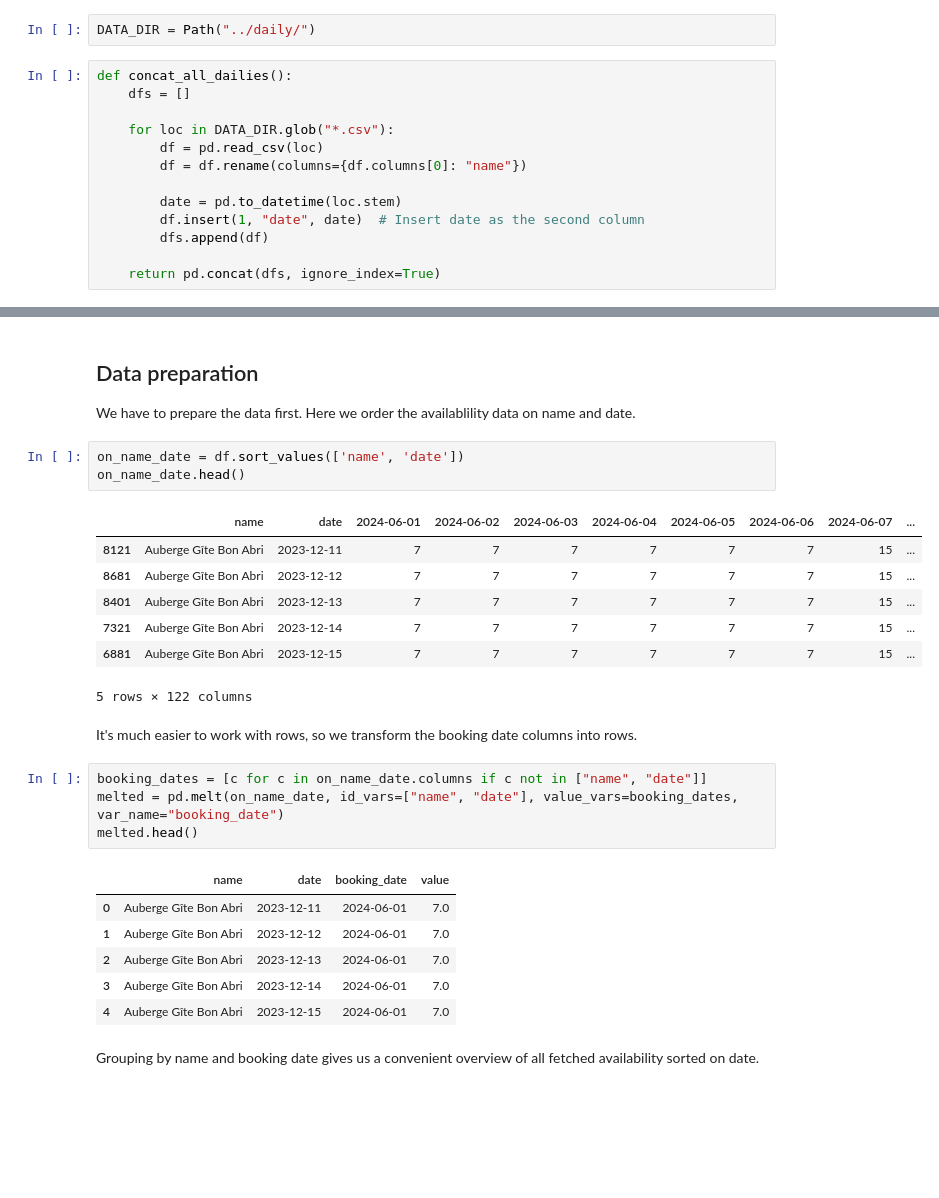
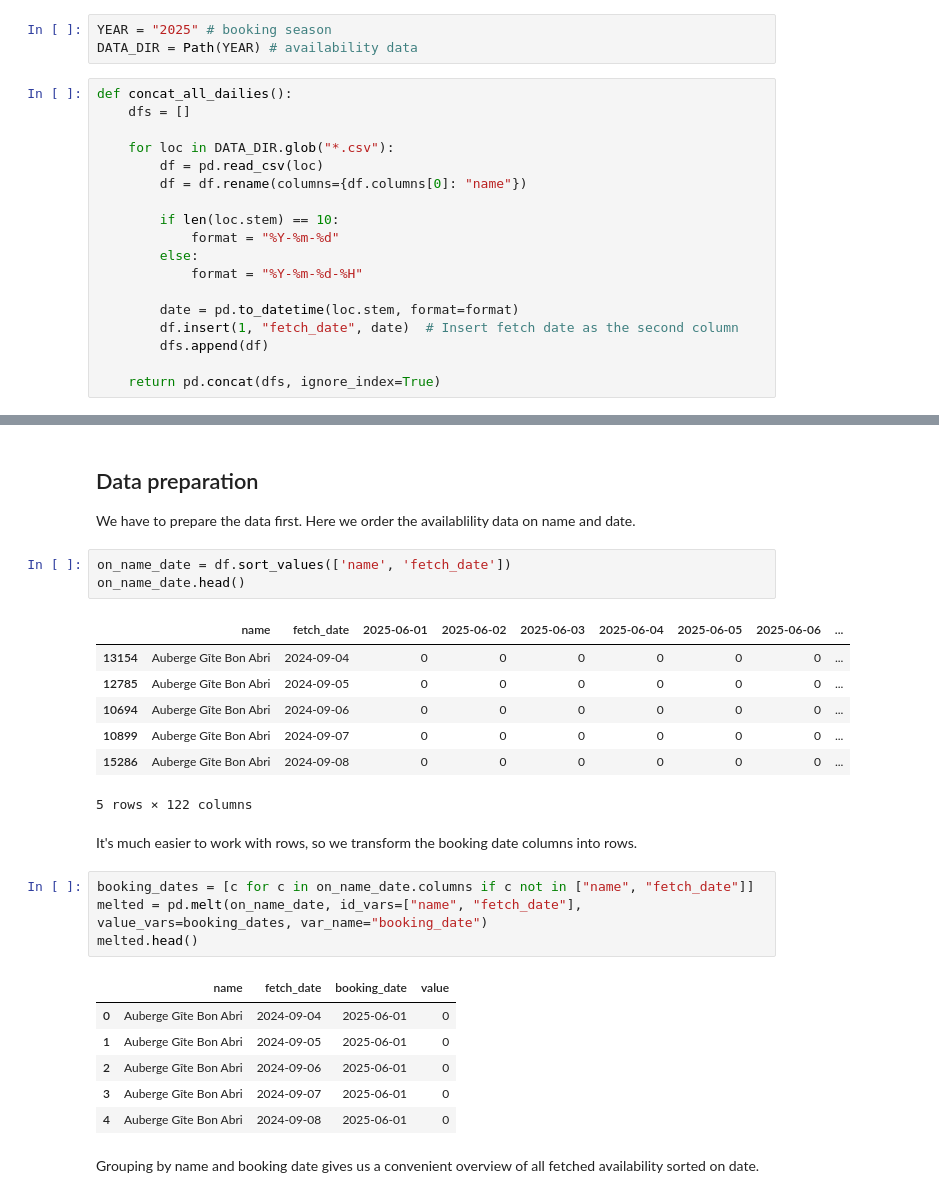
Before and after one commit to leonlan/tour-du-mont-blanc, a Jupyter notebook: data/analysis.ipynb, the cells around one changed output, grey strips where cells are left out. Cells and saved outputs as stored; diff of their text form; blank space fills up the shorter version.

```diff
--- a/data/analysis.ipynb
+++ b/data/analysis.ipynb
@@ -7,7 +11,8 @@ from datetime import datetime, timedelta
 import numpy as np
 import pandas as pd
 # %%
-DATA_DIR = Path("../daily/")
+YEAR = "2025" # booking season
+DATA_DIR = Path(YEAR) # availability data
 # %%
 def concat_all_dailies():
     dfs = []
@@ -16,8 +21,13 @@ def concat_all_dailies():
         df = pd.read_csv(loc)
         df = df.rename(columns={df.columns[0]: "name"})
 
-        date = pd.to_datetime(loc.stem)
-        df.insert(1, "date", date)  # Insert date as the second column
+        if len(loc.stem) == 10:
+            format = "%Y-%m-%d"
+        else:
+            format = "%Y-%m-%d-%H"
+
+        date = pd.to_datetime(loc.stem, format=format)
+        df.insert(1, "fetch_date", date)  # Insert fetch date as the second column
         dfs.append(df)
 
     return pd.concat(dfs, ignore_index=True)
@@ -54,29 +64,29 @@ Then $$\sum_{d=s}^{e} \max \{\Delta_d^{hb}, 0\}$$ calculates the number of booka
 We have to prepare the data first.
 Here we order the availablility data on name and date.
 # %%
-on_name_date = df.sort_values(['name', 'date'])
+on_name_date = df.sort_values(['name', 'fetch_date'])
 on_name_date.head()
 # %% [output]
-|  | name | date | 2024-06-01 | 2024-06-02 | 2024-06-03 | 2024-06-04 | 2024-06-05 | 2024-06-06 | 2024-06-07 | ... |
-| 8121 | Auberge Gîte Bon Abri | 2023-12-11 | 7 | 7 | 7 | 7 | 7 | 7 | 15 | ... |
-| 8681 | Auberge Gîte Bon Abri | 2023-12-12 | 7 | 7 | 7 | 7 | 7 | 7 | 15 | ... |
-| 8401 | Auberge Gîte Bon Abri | 2023-12-13 | 7 | 7 | 7 | 7 | 7 | 7 | 15 | ... |
-| 7321 | Auberge Gîte Bon Abri | 2023-12-14 | 7 | 7 | 7 | 7 | 7 | 7 | 15 | ... |
-| 6881 | Auberge Gîte Bon Abri | 2023-12-15 | 7 | 7 | 7 | 7 | 7 | 7 | 15 | ... |
+|  | name | fetch_date | 2025-06-01 | 2025-06-02 | 2025-06-03 | 2025-06-04 | 2025-06-05 | 2025-06-06 | ... |
+| 13154 | Auberge Gîte Bon Abri | 2024-09-04 | 0 | 0 | 0 | 0 | 0 | 0 | ... |
+| 12785 | Auberge Gîte Bon Abri | 2024-09-05 | 0 | 0 | 0 | 0 | 0 | 0 | ... |
+| 10694 | Auberge Gîte Bon Abri | 2024-09-06 | 0 | 0 | 0 | 0 | 0 | 0 | ... |
+| 10899 | Auberge Gîte Bon Abri | 2024-09-07 | 0 | 0 | 0 | 0 | 0 | 0 | ... |
+| 15286 | Auberge Gîte Bon Abri | 2024-09-08 | 0 | 0 | 0 | 0 | 0 | 0 | ... |
 5 rows × 122 columns
 # %% [markdown]
 It's much easier to work with rows, so we transform the booking date columns into rows.
 # %%
-booking_dates = [c for c in on_name_date.columns if c not in ["name", "date"]]
-melted = pd.melt(on_name_date, id_vars=["name", "date"], value_vars=booking_dates, var_name="booking_date")
+booking_dates = [c for c in on_name_date.columns if c not in ["name", "fetch_date"]]
+melted = pd.melt(on_name_date, id_vars=["name", "fetch_date"], value_vars=booking_dates, var_name="booking_date")
 melted.head()
 # %% [output]
-|  | name | date | booking_date | value |
-| 0 | Auberge Gîte Bon Abri | 2023-12-11 | 2024-06-01 | 7.0 |
-| 1 | Auberge Gîte Bon Abri | 2023-12-12 | 2024-06-01 | 7.0 |
-| 2 | Auberge Gîte Bon Abri | 2023-12-13 | 2024-06-01 | 7.0 |
-| 3 | Auberge Gîte Bon Abri | 2023-12-14 | 2024-06-01 | 7.0 |
-| 4 | Auberge Gîte Bon Abri | 2023-12-15 | 2024-06-01 | 7.0 |
+|  | name | fetch_date | booking_date | value |
+| 0 | Auberge Gîte Bon Abri | 2024-09-04 | 2025-06-01 | 0 |
+| 1 | Auberge Gîte Bon Abri | 2024-09-05 | 2025-06-01 | 0 |
+| 2 | Auberge Gîte Bon Abri | 2024-09-06 | 2025-06-01 | 0 |
+| 3 | Auberge Gîte Bon Abri | 2024-09-07 | 2025-06-01 | 0 |
+| 4 | Auberge Gîte Bon Abri | 2024-09-08 | 2025-06-01 | 0 |
 # %% [markdown]
 Grouping by name and booking date gives us a convenient overview of all fetched availability sorted on date.
 # %%
```
Also changed, not shown: parts of 12 cells of this notebook.
